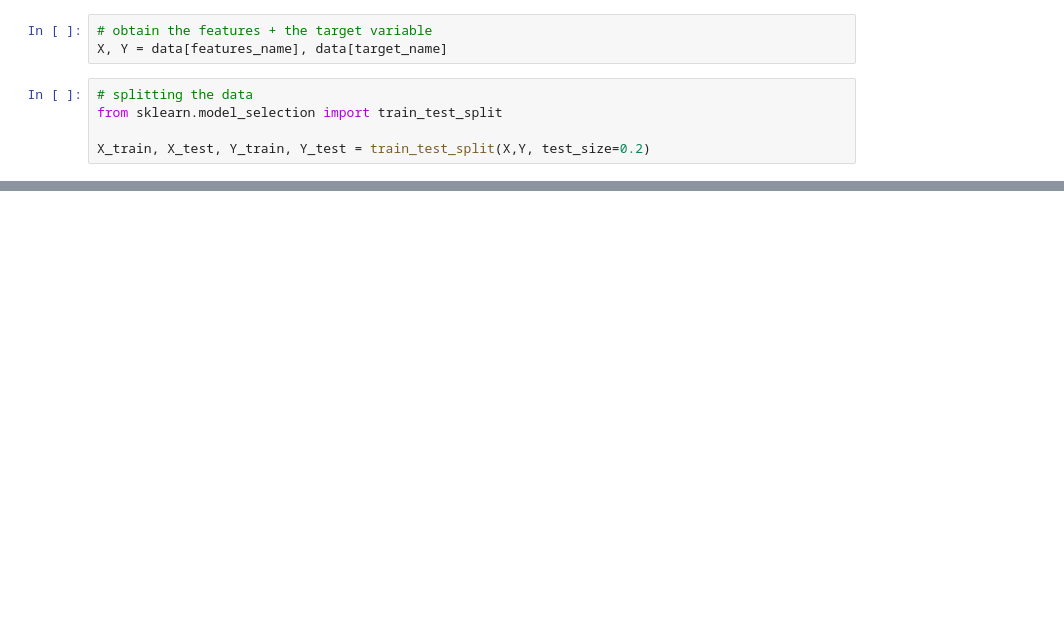
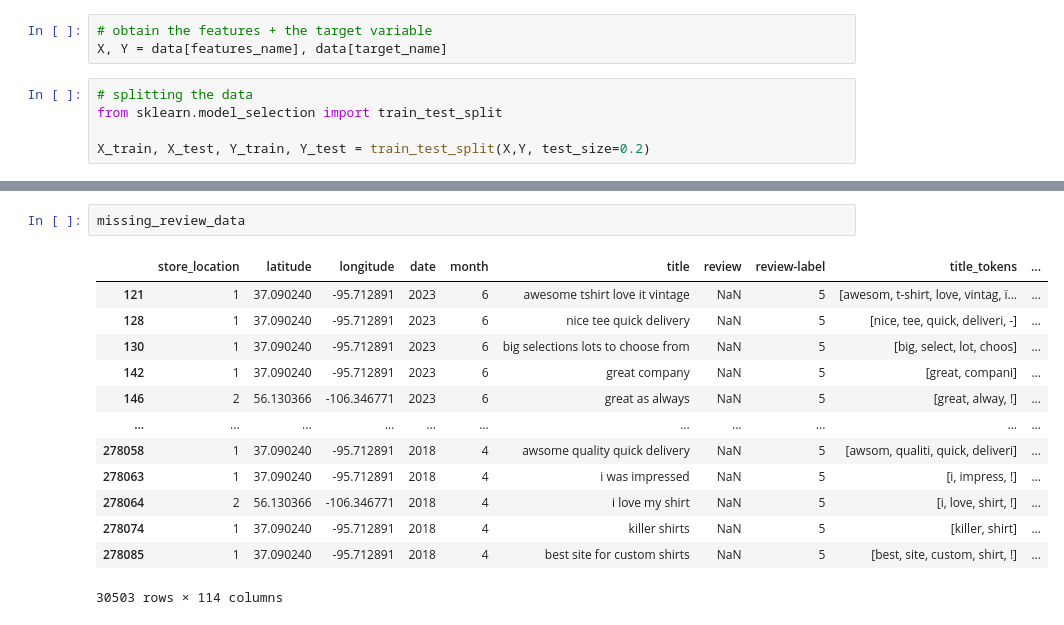
Before and after one commit to mohammedradman1/DSE_Term_Project, a Jupyter notebook: DSE_Term_Project_.ipynb, the cells around one changed output, grey strips where cells are left out. Drawn from its saved outputs; the diff is of its cells as text; blank space fills up the shorter version.

```diff
--- a/DSE_Term_Project_.ipynb
+++ b/DSE_Term_Project_.ipynb
@@ -695,0 +575,16 @@ NameError: name 'knn' is not defined
+# %%
+missing_review_data
+# %% [output]
+|  | store_location | latitude | longitude | date | month | title | review | review-label | title_tokens | ... |
+| 121 | 1 | 37.090240 | -95.712891 | 2023 | 6 | awesome tshirt love it vintage | NaN | 5 | [awesom, t-shirt, love, vintag, ï... | ... |
+| 128 | 1 | 37.090240 | -95.712891 | 2023 | 6 | nice tee quick delivery | NaN | 5 | [nice, tee, quick, deliveri, -] | ... |
+| 130 | 1 | 37.090240 | -95.712891 | 2023 | 6 | big selections lots to choose from | NaN | 5 | [big, select, lot, choos] | ... |
+| 142 | 1 | 37.090240 | -95.712891 | 2023 | 6 | great company | NaN | 5 | [great, compani] | ... |
+| 146 | 2 | 56.130366 | -106.346771 | 2023 | 6 | great as always | NaN | 5 | [great, alway, !] | ... |
+| ... | ... | ... | ... | ... | ... | ... | ... | ... | ... | ... |
+| 278058 | 1 | 37.090240 | -95.712891 | 2018 | 4 | awsome quality quick delivery | NaN | 5 | [awsom, qualiti, quick, deliveri] | ... |
+| 278063 | 1 | 37.090240 | -95.712891 | 2018 | 4 | i was impressed | NaN | 5 | [i, impress, !] | ... |
+| 278064 | 2 | 56.130366 | -106.346771 | 2018 | 4 | i love my shirt | NaN | 5 | [i, love, shirt, !] | ... |
+| 278074 | 1 | 37.090240 | -95.712891 | 2018 | 4 | killer shirts | NaN | 5 | [killer, shirt] | ... |
+| 278085 | 1 | 37.090240 | -95.712891 | 2018 | 4 | best site for custom shirts | NaN | 5 | [best, site, custom, shirt, !] | ... |
+30503 rows × 114 columns
```
Also changed, not shown: parts of 50 cells of this notebook.
